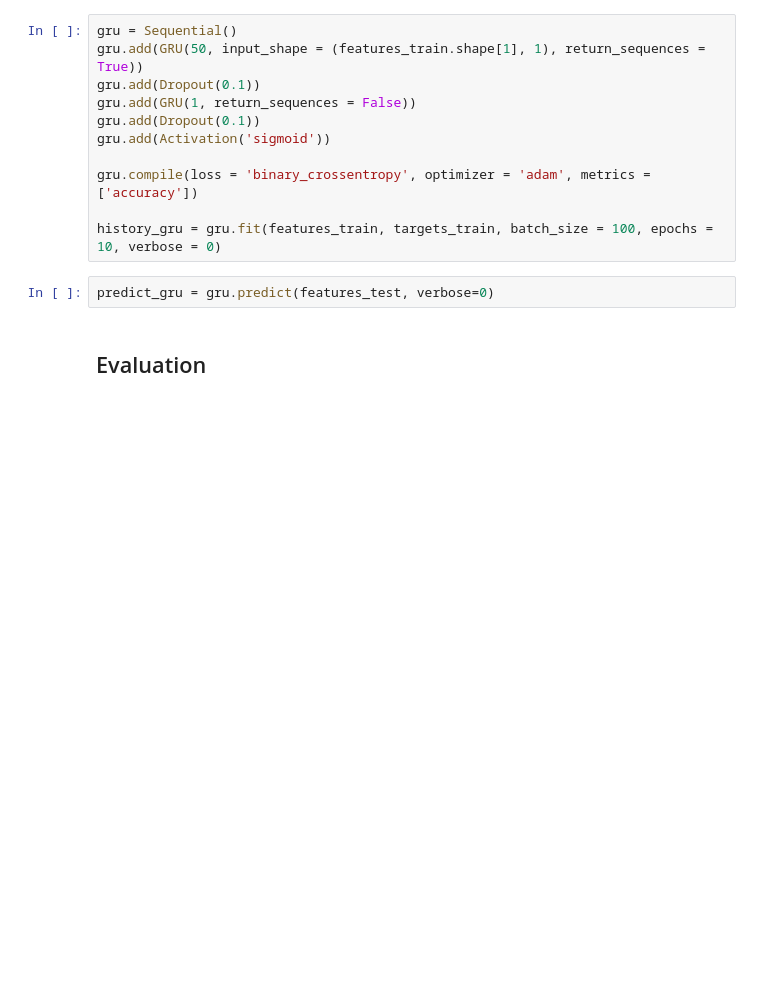
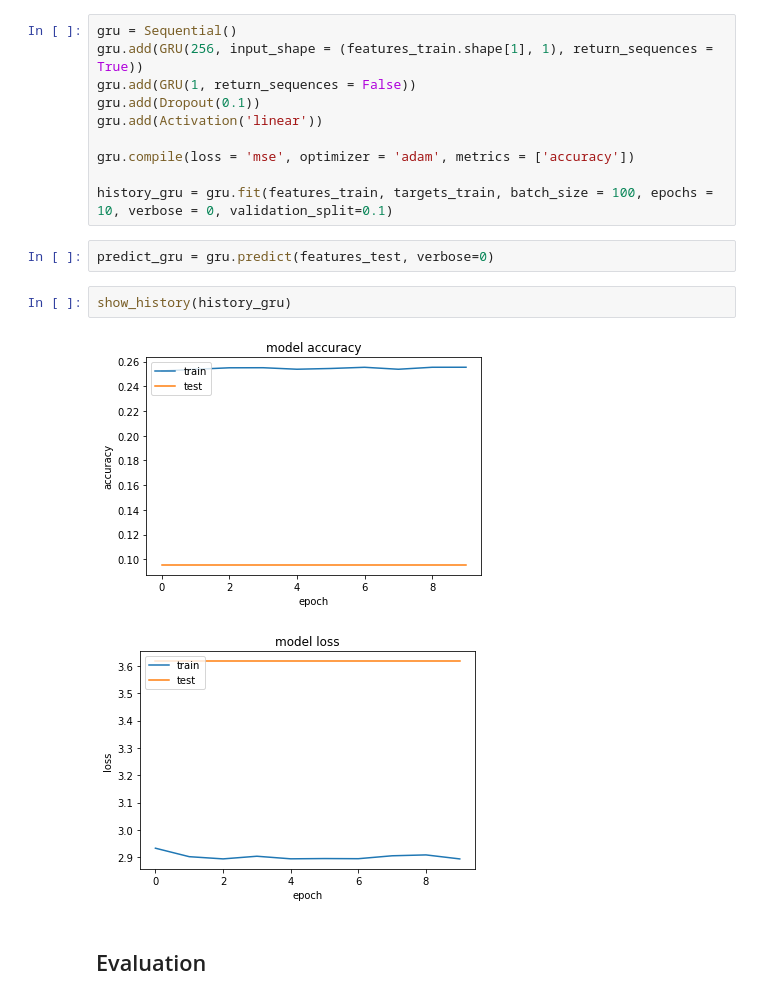
Before and after one commit to deborrrrrah/FFNN, a Jupyter notebook: Praktikum/IF4074_Praktikum1_13516044.ipynb, the cells around one changed output. Drawn from its saved outputs; the diff is of its cells as text; blank space fills up the shorter version.

```diff
--- a/Praktikum/IF4074_Praktikum1_13516044.ipynb
+++ b/Praktikum/IF4074_Praktikum1_13516044.ipynb
@@ -200,17 +218,21 @@ predict_lstm = lstm.predict(features_test)
 ### GRU
 # %%
 gru = Sequential()
-gru.add(GRU(50, input_shape = (features_train.shape[1], 1), return_sequences = True))
-gru.add(Dropout(0.1))
+gru.add(GRU(256, input_shape = (features_train.shape[1], 1), return_sequences = True))
 gru.add(GRU(1, return_sequences = False))
 gru.add(Dropout(0.1))
-gru.add(Activation('sigmoid'))
+gru.add(Activation('linear'))
 
-gru.compile(loss = 'binary_crossentropy', optimizer = 'adam', metrics = ['accuracy'])
+gru.compile(loss = 'mse', optimizer = 'adam', metrics = ['accuracy'])
 
-history_gru = gru.fit(features_train, targets_train, batch_size = 100, epochs = 10, verbose = 0)
+history_gru = gru.fit(features_train, targets_train, batch_size = 100, epochs = 10, verbose = 0, validation_split=0.1)
 # %%
 predict_gru = gru.predict(features_test, verbose=0)
+# %%
+show_history(history_gru)
+# %% [output]
+[figure, added]
+[figure, added]
 # %% [markdown]
 ## Evaluation
 # %%
```
Also changed, not shown: parts of 10 cells of this notebook.
